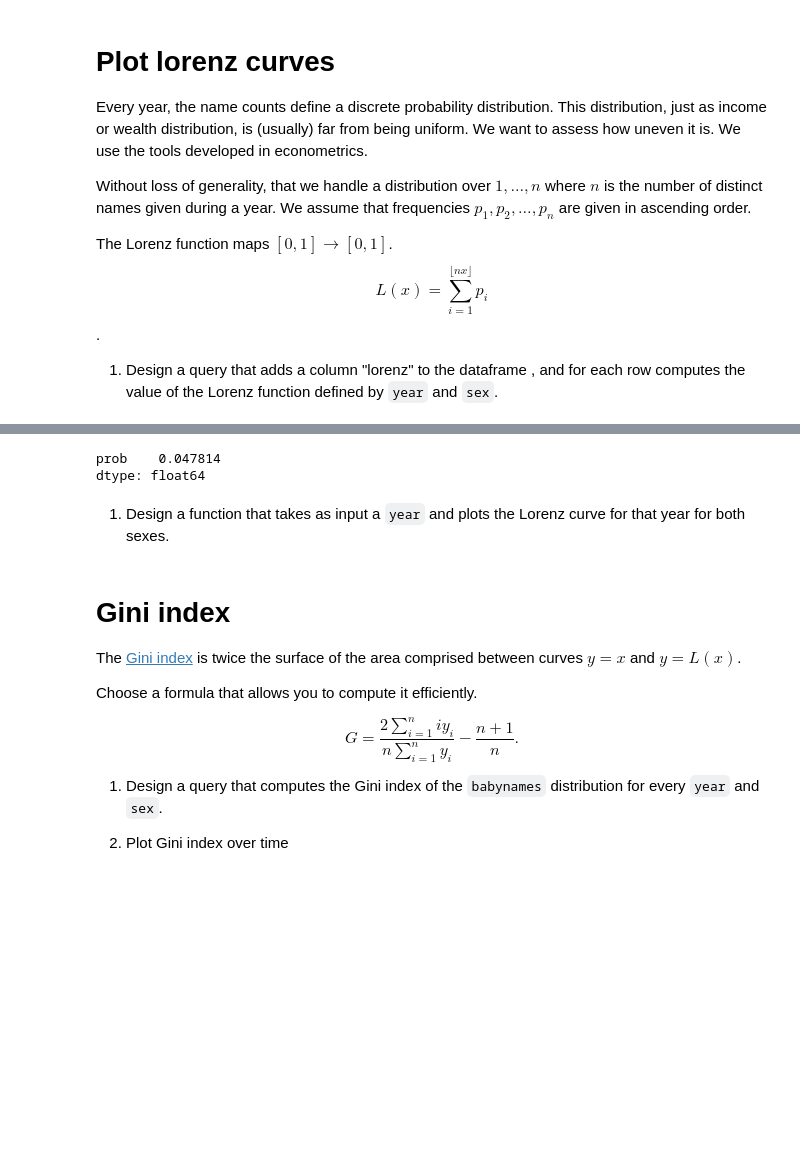
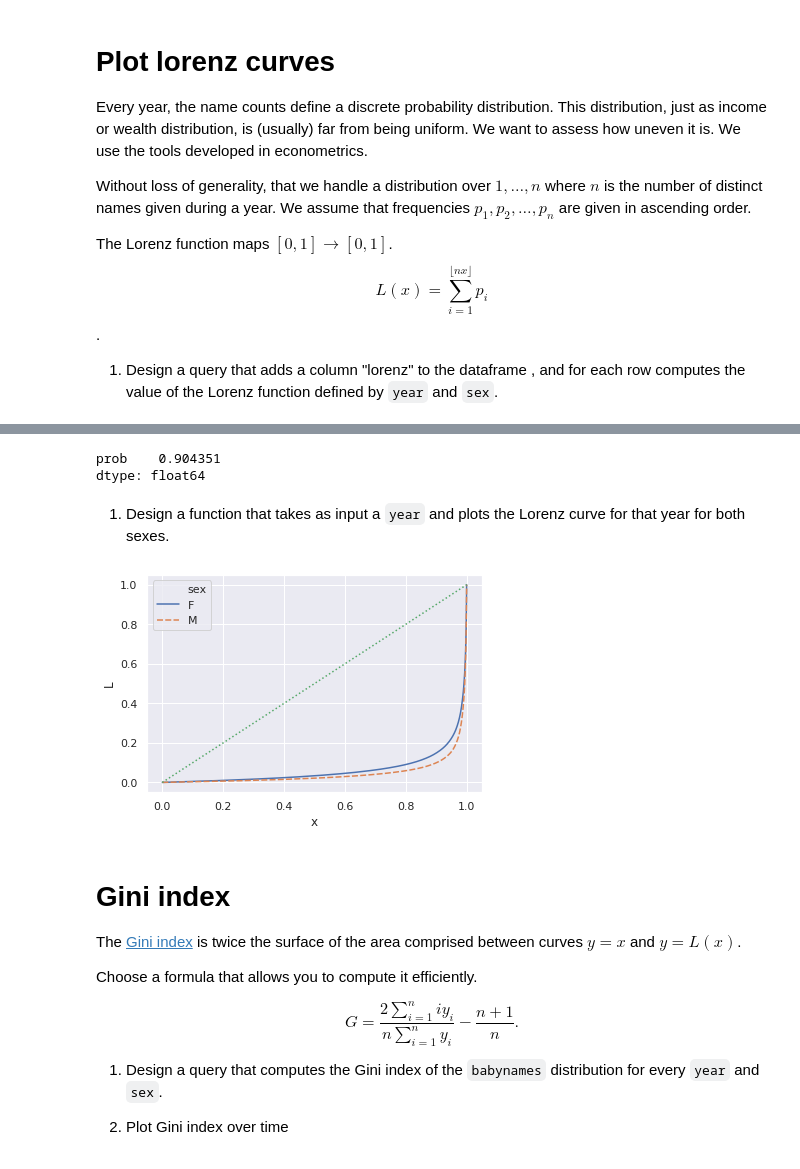
Before and after one commit to idardo97/big_data, a Jupyter notebook: homework02.ipynb, the cells around one changed output, grey strips where cells are left out. Cells and saved outputs as stored; diff of their text form; code cells hidden in the pictures; blank space fills up the shorter version.

```diff
--- a/homework02.ipynb
+++ b/homework02.ipynb
@@ -662,14 +630,16 @@ row computes the value of the Lorenz function defined by `year`  and `sex`.
 
 windowval = Window.partitionBy('sex','year').orderBy(fn.col('percentage').asc()).rowsBetween(Window.unboundedPreceding, 0)
 
-cumsum_year = percentage_year_name.withColumn('cumsum', fn.sum('percentage').over(windowval))
+df_sp = df_sp.withColumn('L', fn.round(fn.sum('percentage').over(windowval),5)/100)
 
-df_lorenz = cumsum_year.groupby(col("year"), col("sex"))\
-            .agg(fn.avg(col("cumsum")/100)\
+
+df_lorenz = df_sp.groupby(col("year"), col("sex"))\
+            .agg(fn.avg(col("L"))\
             .alias("lorenz"))
 
 
 new = nb_births_year_sex.join(df_lorenz, on=['sex','year'])
 
+df_sp.orderBy('year','L').where("year= 2005").orderBy('row_number', ascending=True).show(10)
 new.show(10)
 # %% [output]
@@ -691,11 +661,11 @@ new.show(10)
 +---+------+-------+--------------------+
 only showing top 10 rows
 # %%
-test = cumsum_year.where("year = 2004 AND sex = 'M'").withColumn("prob", col('percentage')/100)
+test = df_sp.where("year = 1880 AND sex = 'F'").withColumn("prob", col('percentage')/100)
 df = test.select('prob').orderBy('prob').toPandas()
-print(df.cumsum().mean())
+print(1 - df.cumsum().mean())
 # %% [output]
-prob    0.047814
+prob    0.904351
 dtype: float64
 # %% [markdown]
 
@@ -705,31 +675,34 @@ for that year for both sexes.
 # %%
 # %%
 # TODO:
 
 def plot_lorenz(year):
+
     windowval = Window.partitionBy('sex').orderBy(fn.col('percentage').asc()).rowsBetween(Window.unboundedPreceding, 0)
 
     name_count = 1/fn.count("name").over(Window.partitionBy("sex"))
 
-    lorenz_graph = percentage_year_name.filter(col('year') == year)\
+    lorenz_graph = df_sp.filter(col('year') == year)\
         .withColumn("name_count",name_count)\
-        .withColumn('cumsum', fn.sum('percentage').over(windowval)/100)\
         .withColumn('x', fn.sum('name_count').over(windowval))\
         .drop('name_count')
+
 
     sns.set()
 
     g = sns.lineplot(x = 'x',
-                     y = "cumsum",
+                     y = "L",
                      hue = "sex",
                      style = "sex",
                      data = lorenz_graph.toPandas())
-    plt.show()
+    plt.plot([0, 1], [0, 1], 'g:')
 
 
 plot_lorenz(2000)
 
 # %%
+# %% [output]
+[figure, added]
 # %% [markdown]
 
 Gini index
```
Also changed, not shown: parts of 10 cells of this notebook.
